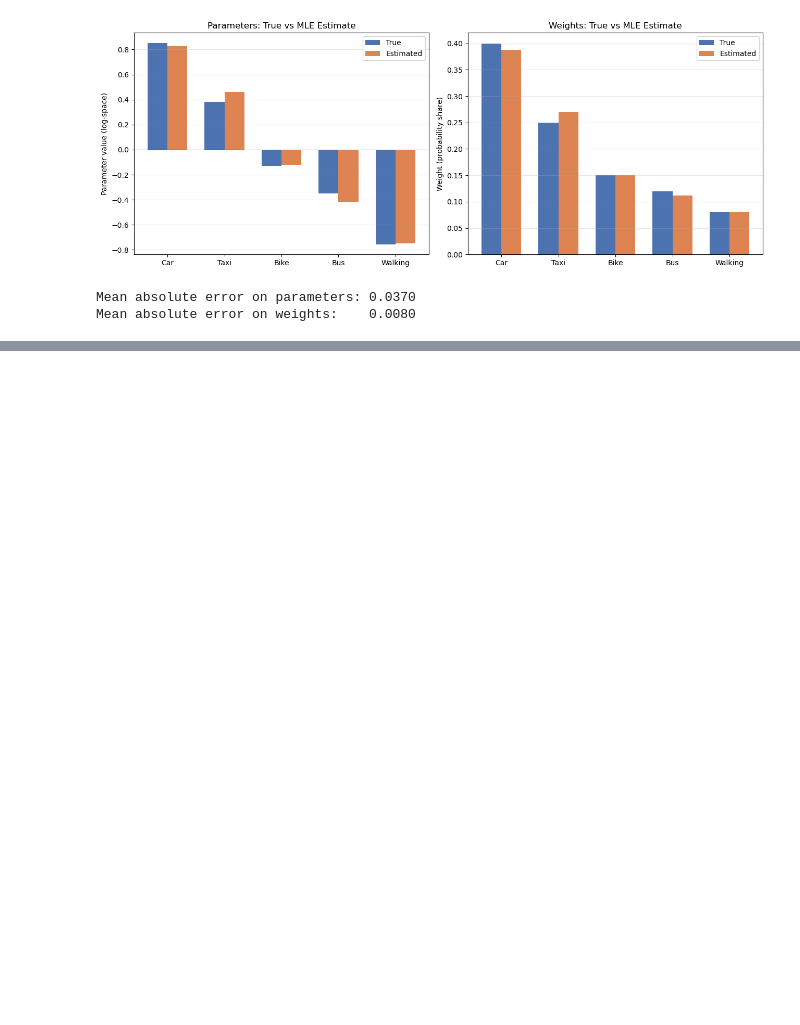
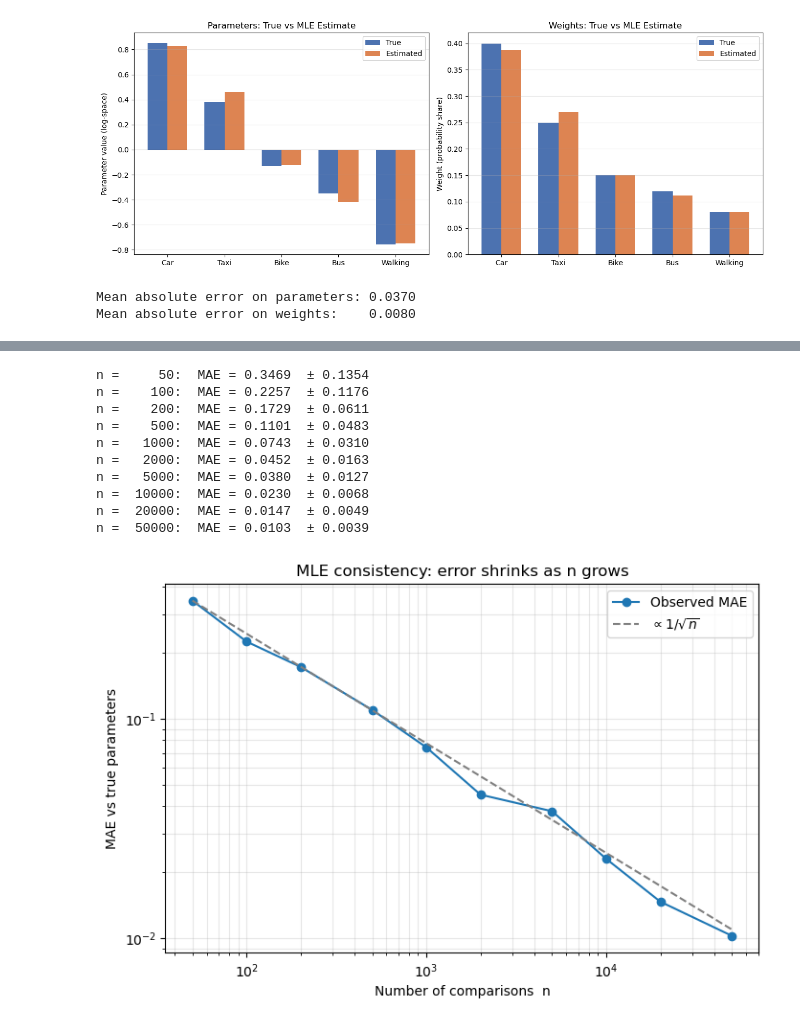
Before and after one commit to rbhdsks/Learning-from-Comparison-Data-Master-Thesis-Project-, a Jupyter notebook: src/mle-bradleyterry.ipynb, the cells around one changed output, grey strips where cells are left out. Drawn from its saved outputs; the diff is of its cells as text; code cells hidden in the pictures; blank space fills up the shorter version.

```diff
--- a/src/mle-bradleyterry.ipynb
+++ b/src/mle-bradleyterry.ipynb
@@ -227,0 +219,48 @@ MAE (GD vs choix): 0.17668
+# %%
+n_values = [50, 100, 200, 500, 1000, 2000, 5000, 10000, 20000, 50000]
+n_seeds  = 20
+def simulate_data(n_comparisons, rng):
+    a = rng.integers(0, n_items, size=n_comparisons)
+    b = (a + rng.integers(1, n_items, size=n_comparisons)) % n_items
+    pa, pb = np.exp(true_params[a]), np.exp(true_params[b])
+    a_wins = rng.random(n_comparisons) < pa / (pa + pb)
+    winners = np.where(a_wins, a, b)
+    losers  = np.where(a_wins, b, a)
+    return np.column_stack([winners, losers])
+
+mae_means, mae_stds = [], []
+for n in n_values:
+    maes = []
+    for s in range(n_seeds):
+        rng  = np.random.default_rng(s)
+        data = simulate_data(n, rng)
+        est  = choix.ilsr_pairwise(n_items=n_items, data=data, alpha=0.01)
+        est  = est - est.mean()
+        maes.append(np.mean(np.abs(est - true_params)))
+    mae_means.append(np.mean(maes))
+    mae_stds.append(np.std(maes))
+    print(f"n = {n:>6}:  MAE = {mae_means[-1]:.4f}  ± {mae_stds[-1]:.4f}")
+
+mae_means = np.array(mae_means)
+
+plt.figure(figsize=(8, 5))
+plt.loglog(n_values, mae_means, "o-", label="Observed MAE")
+ref = mae_means[0] * np.sqrt(n_values[0]) / np.sqrt(n_values)  # 1/sqrt(n) reference
+plt.loglog(n_values, ref, "--", color="gray", label=r"$\propto 1/\sqrt{n}$")
+plt.xlabel("Number of comparisons  n")
+plt.ylabel("MAE vs true parameters")
+plt.title("MLE consistency: error shrinks as n grows")
+plt.legend(); plt.grid(True, which="both", alpha=0.3)
+plt.show()
+# %% [output]
+n =     50:  MAE = 0.3469  ± 0.1354
+n =    100:  MAE = 0.2257  ± 0.1176
+n =    200:  MAE = 0.1729  ± 0.0611
+n =    500:  MAE = 0.1101  ± 0.0483
+n =   1000:  MAE = 0.0743  ± 0.0310
+n =   2000:  MAE = 0.0452  ± 0.0163
+n =   5000:  MAE = 0.0380  ± 0.0127
+n =  10000:  MAE = 0.0230  ± 0.0068
+n =  20000:  MAE = 0.0147  ± 0.0049
+n =  50000:  MAE = 0.0103  ± 0.0039
+[figure, added]
```
Also changed, not shown: parts of 18 cells of this notebook.
